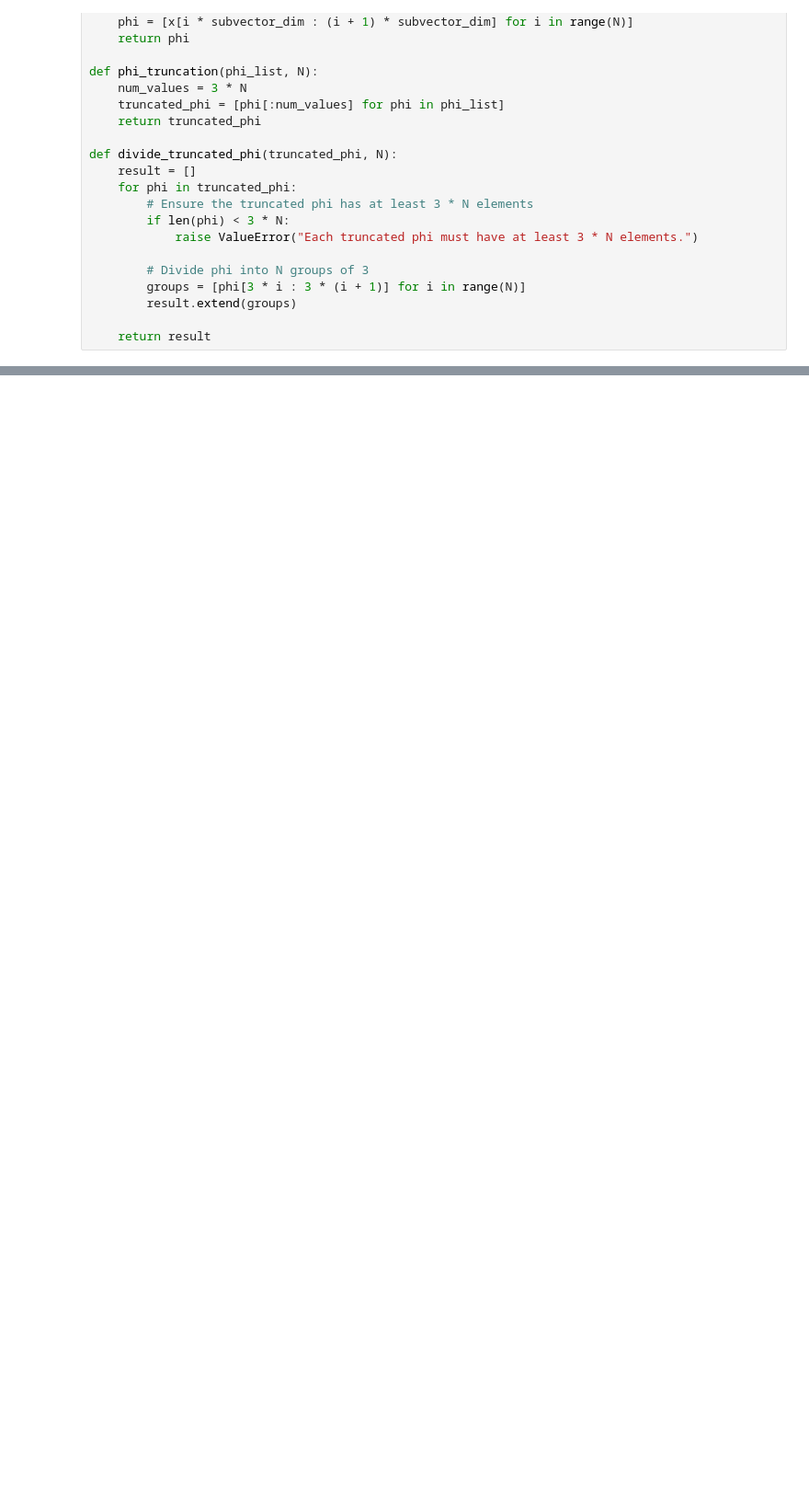
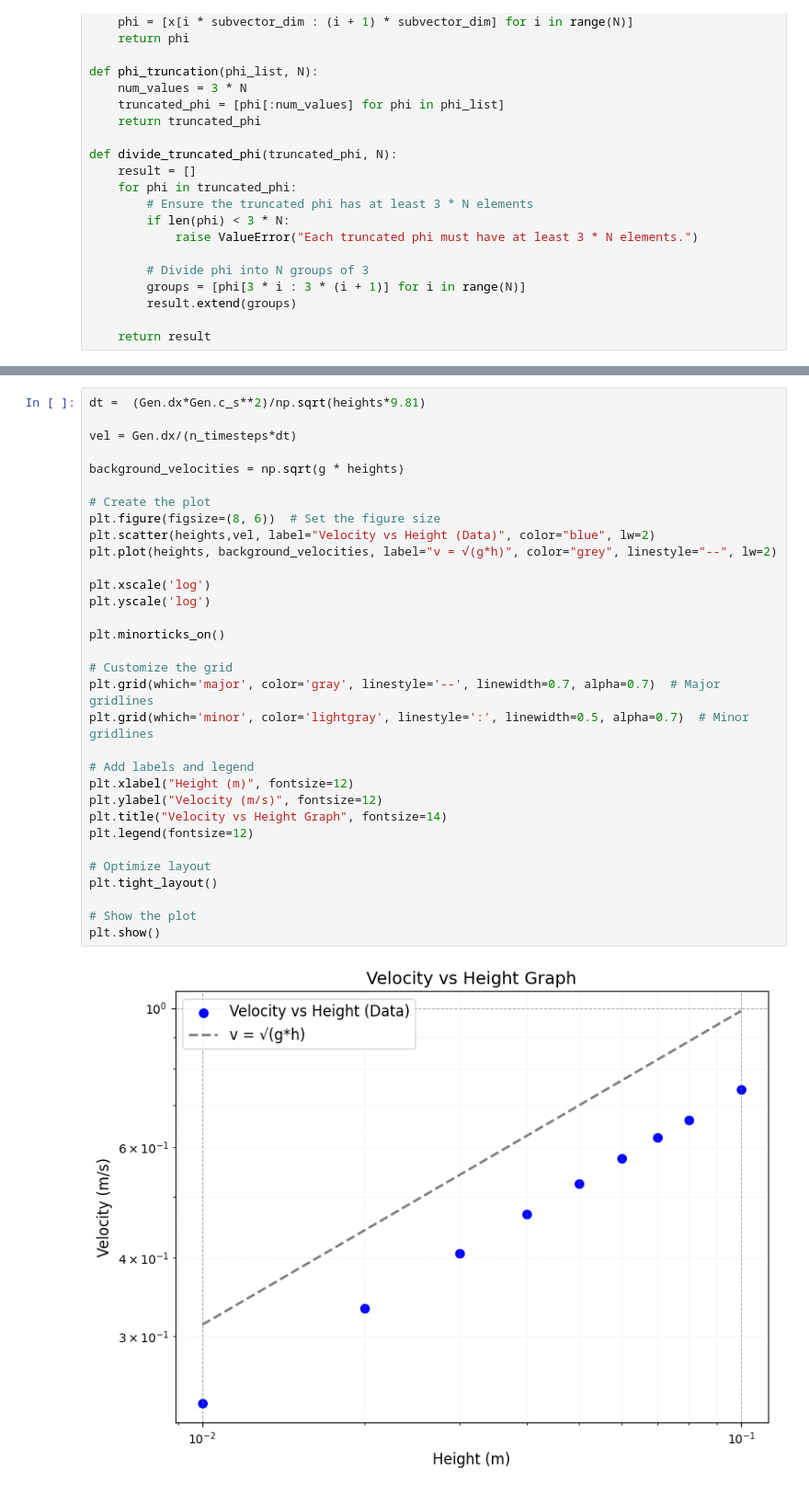
Before and after one commit to petr-ivashkov/quantech-swe-qlss, a Jupyter notebook: CL_Zofia_One_Class.ipynb, the cells around one changed output, grey strips where cells are left out. Shown at 92% size. Saved outputs shown, nothing was run; the diff lists cells and outputs as text; blank space fills up the shorter version.

```diff
--- a/CL_Zofia_One_Class.ipynb
+++ b/CL_Zofia_One_Class.ipynb
@@ -494,0 +499,34 @@ plt.show()
+# %%
+dt =  (Gen.dx*Gen.c_s**2)/np.sqrt(heights*9.81)
+
+vel = Gen.dx/(n_timesteps*dt)
+
+background_velocities = np.sqrt(g * heights)
+
+# Create the plot
+plt.figure(figsize=(8, 6))  # Set the figure size
+plt.scatter(heights,vel, label="Velocity vs Height (Data)", color="blue", lw=2)
+plt.plot(heights, background_velocities, label="v = √(g*h)", color="grey", linestyle="--", lw=2)
+
+plt.xscale('log')
+plt.yscale('log')
+
+plt.minorticks_on()
+
+# Customize the grid
+plt.grid(which='major', color='gray', linestyle='--', linewidth=0.7, alpha=0.7)  # Major gridlines
+plt.grid(which='minor', color='lightgray', linestyle=':', linewidth=0.5, alpha=0.7)  # Minor gridlines
+
+# Add labels and legend
+plt.xlabel("Height (m)", fontsize=12)
+plt.ylabel("Velocity (m/s)", fontsize=12)
+plt.title("Velocity vs Height Graph", fontsize=14)
+plt.legend(fontsize=12)
+
+# Optimize layout
+plt.tight_layout()
+
+# Show the plot
+plt.show()
+# %% [output]
+[figure, added]
```
Also changed, not shown: parts of 6 cells of this notebook.
